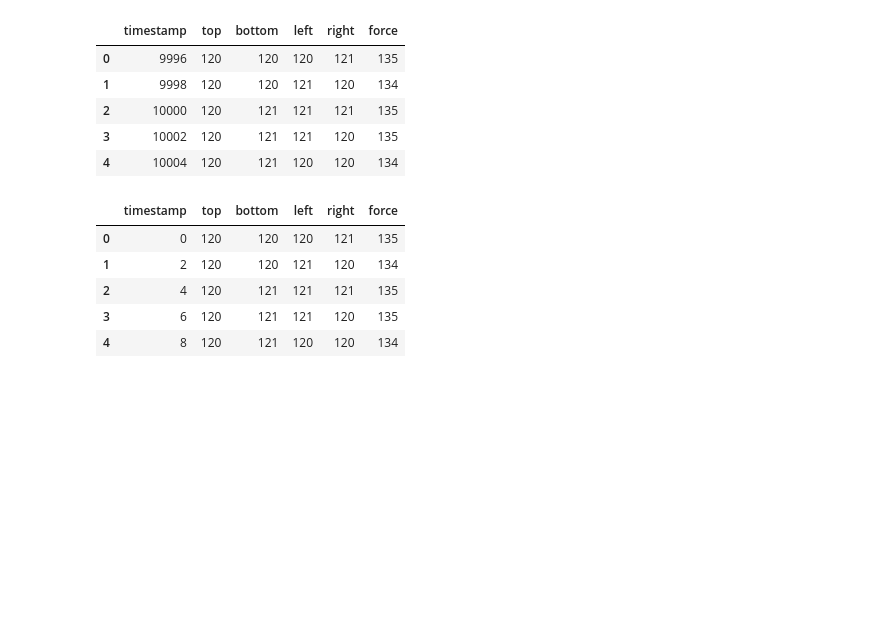
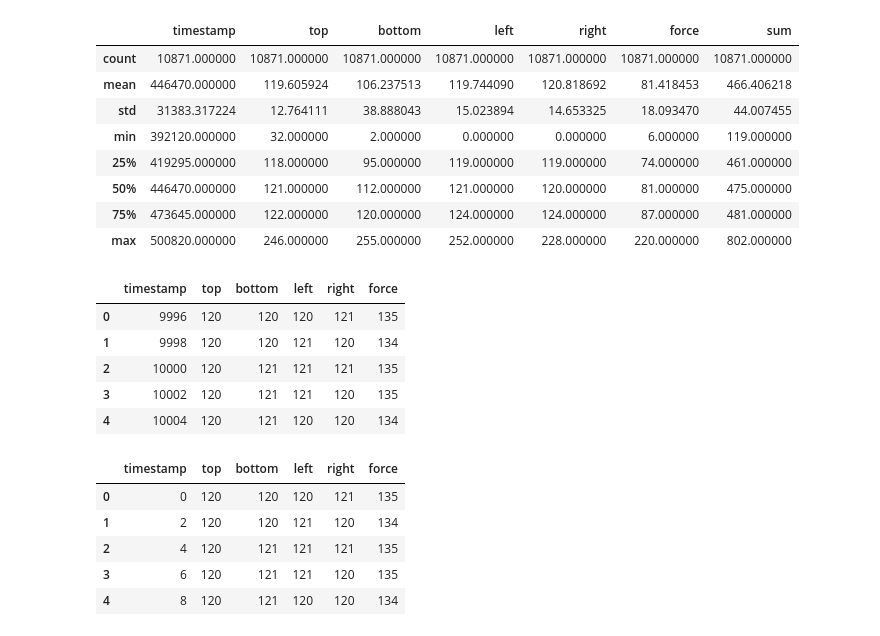
Before and after one commit to apicov/practice_pad_nucleo_board_cpp, a Jupyter notebook: scripts/piezo_signals_playground.ipynb, the cells around one changed output. Drawn from its saved outputs; the diff is of its cells as text; code cells hidden in the pictures; blank space fills up the shorter version.

```diff
--- a/scripts/piezo_signals_playground.ipynb
+++ b/scripts/piezo_signals_playground.ipynb
@@ -17,3 +21,15 @@ ax.plot(impulse)
+# %%
+df_iu.describe()
+# %% [output]
+|  | timestamp | top | bottom | left | right | force | sum |
+| count | 10871.000000 | 10871.000000 | 10871.000000 | 10871.000000 | 10871.000000 | 10871.000000 | 10871.000000 |
+| mean | 446470.000000 | 119.605924 | 106.237513 | 119.744090 | 120.818692 | 81.418453 | 466.406218 |
+| std | 31383.317224 | 12.764111 | 38.888043 | 15.023894 | 14.653325 | 18.093470 | 44.007455 |
+| min | 392120.000000 | 32.000000 | 2.000000 | 0.000000 | 0.000000 | 6.000000 | 119.000000 |
+| 25% | 419295.000000 | 118.000000 | 95.000000 | 119.000000 | 119.000000 | 74.000000 | 461.000000 |
+| 50% | 446470.000000 | 121.000000 | 112.000000 | 121.000000 | 120.000000 | 81.000000 | 475.000000 |
+| 75% | 473645.000000 | 122.000000 | 120.000000 | 124.000000 | 124.000000 | 87.000000 | 481.000000 |
+| max | 500820.000000 | 246.000000 | 255.000000 | 252.000000 | 228.000000 | 220.000000 | 802.000000 |
 # %%
 df = pd.read_csv('/home/pico/projects/piezo_data_20250423_002954.csv')
 df.head()
```
Also changed, not shown: parts of 1 cell of this notebook, 3 other files.
